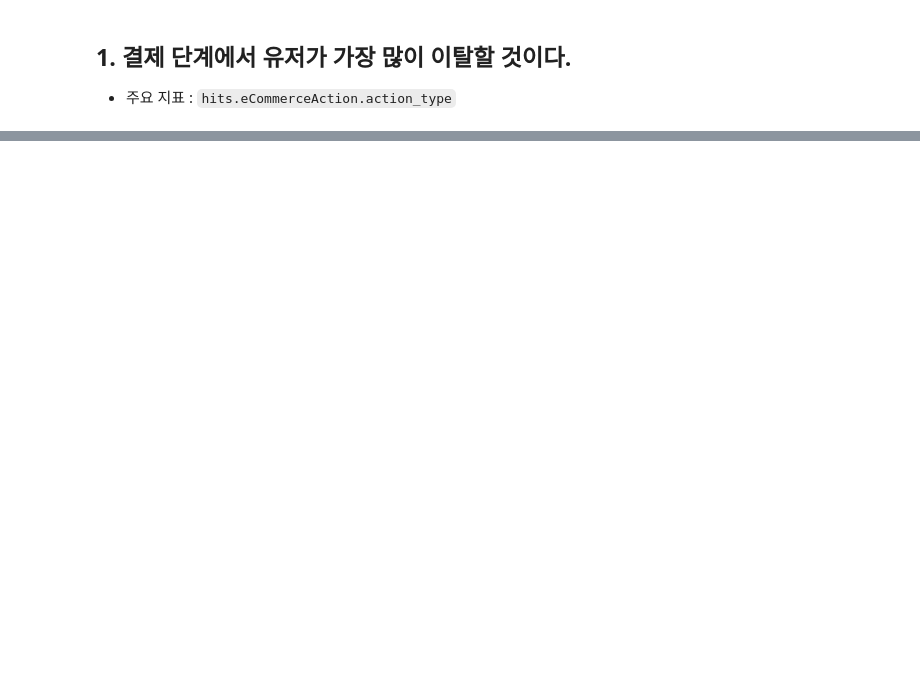
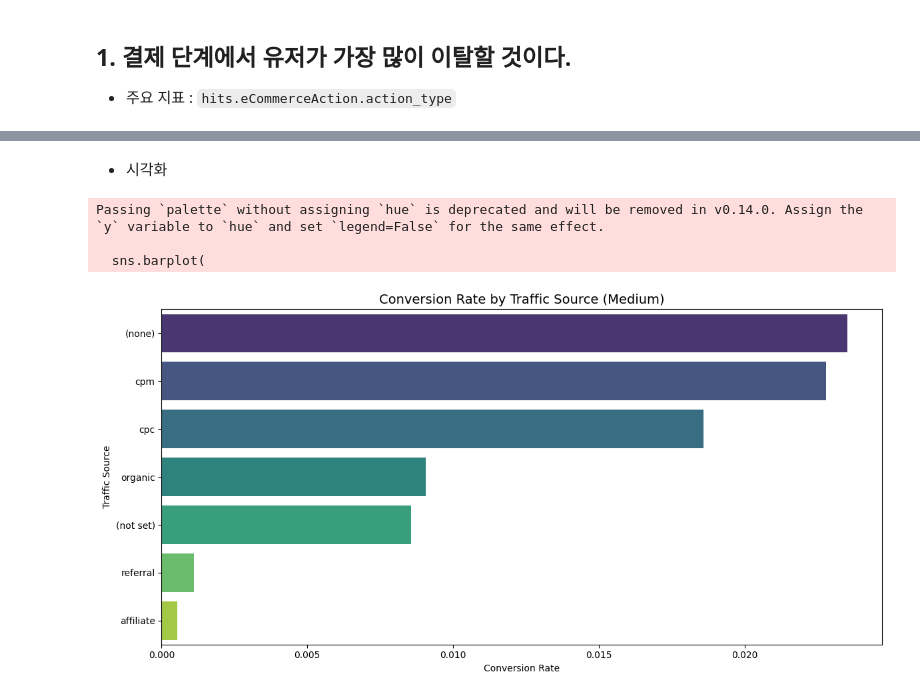
Before and after one commit to yeedacoding/eCommerce-User-Behavior-Analytics, a Jupyter notebook: hypothesis.ipynb, the cells around one changed output, grey strips where cells are left out. Cells and saved outputs as stored; diff of their text form; code cells hidden in the pictures; blank space fills up the shorter version.

```diff
--- a/hypothesis.ipynb
+++ b/hypothesis.ipynb
@@ -19,0 +89,22 @@
+# %%
+hypo2_df = df.copy()
+
+# transaction 값이 숫자가 아닌 경우 처리
+hypo2_df['totals.transactions'] = pd.to_numeric(hypo2_df['totals.transactions'], errors='coerce').fillna(0)
+
+# 전환 여부 컬럼 생성: 1회 이상 구매했으면 True
+hypo2_df['is_converted'] = hypo2_df['totals.transactions'] > 0
+
+# 전환율 계산: 유입경로(medium)별 세션 수, 구매 수, 전환율
+conversion_summary = (
+    hypo2_df.groupby('trafficSource.medium')['is_converted']
+      .agg(['count', 'sum'])  # count: 세션 수, sum: 전환 세션 수
+      .rename(columns={'count': 'total_sessions', 'sum': 'converted_sessions'})
+).reset_index()
+
+conversion_summary['conversion_rate'] = conversion_summary['converted_sessions'] / conversion_summary['total_sessions']
+
+# 결과 확인
+conversion_summary = conversion_summary.sort_values(by='conversion_rate', ascending=False)
+
+conversion_summary
@@ -19,0 +120,20 @@
+# %% [markdown]
+- 시각화
+# %%
+plt.figure(figsize=(12, 6))
+sns.barplot(
+    data=conversion_summary,
+    x='conversion_rate',
+    y='trafficSource.medium',
+    palette='viridis'  # 원하는 색상 팔레트
+)
+plt.title('Conversion Rate by Traffic Source (Medium)', fontsize=14)
+plt.xlabel('Conversion Rate')
+plt.ylabel('Traffic Source')
+plt.tight_layout()
+plt.show()
+# %% [output]
+Passing `palette` without assigning `hue` is deprecated and will be removed in v0.14.0. Assign the `y` variable to `hue` and set `legend=False` for the same effect.
+
+  sns.barplot(
+[figure, added]
```
Also changed, not shown: parts of 34 cells of this notebook.
